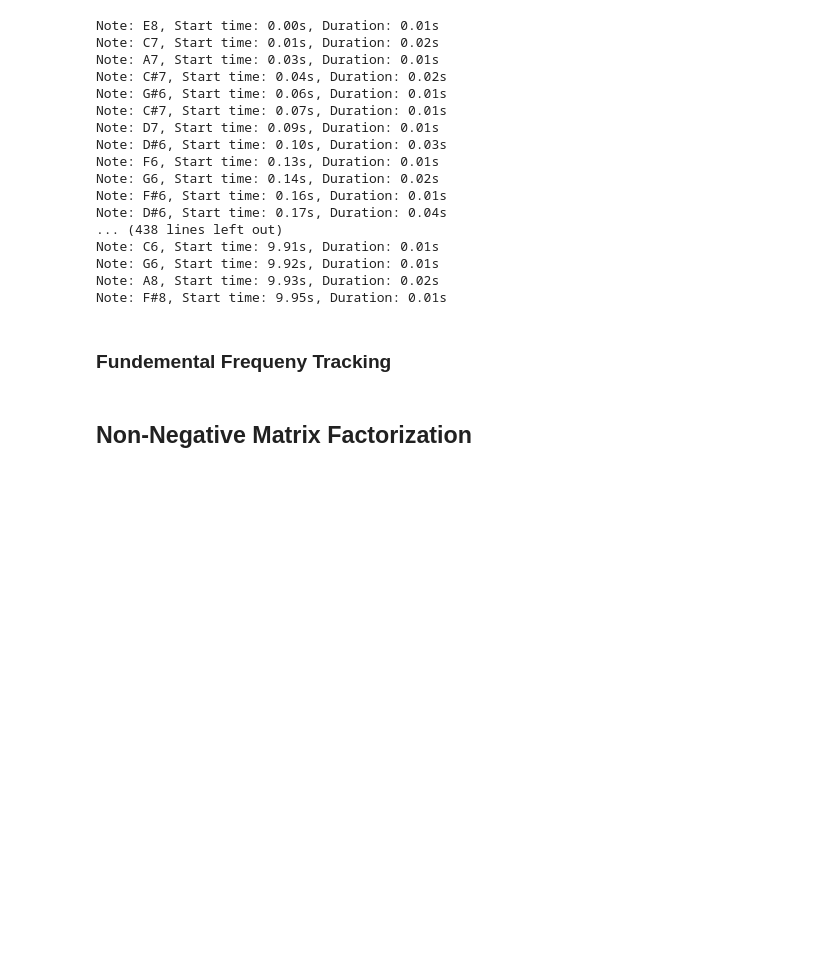
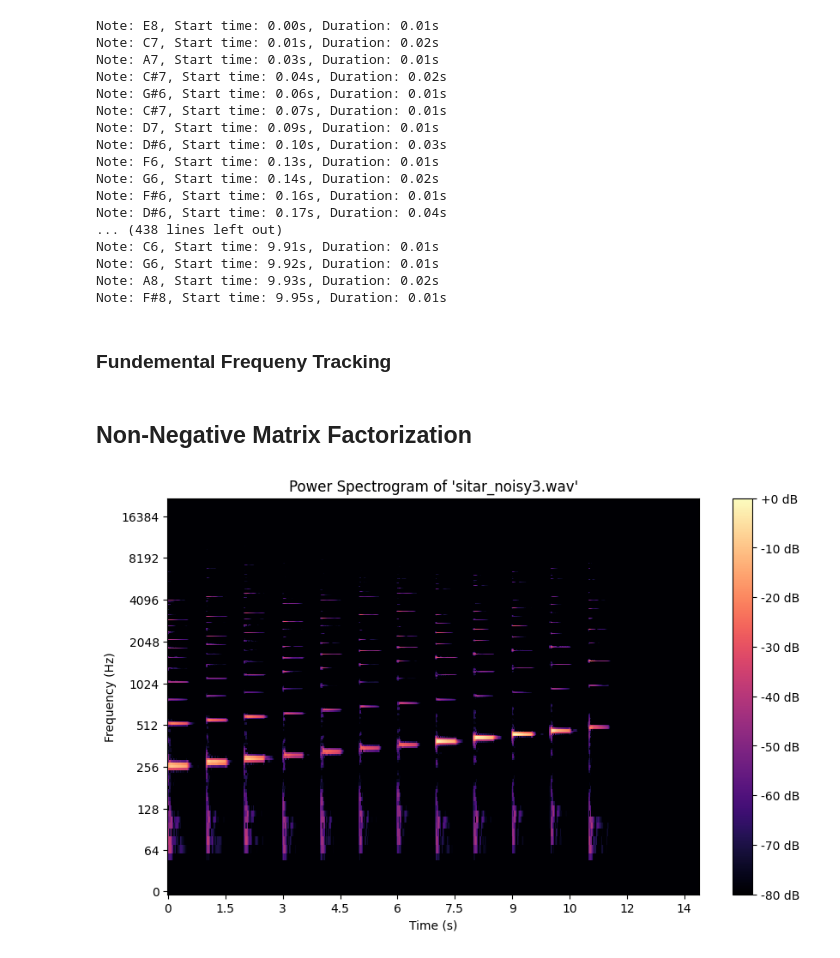
Before and after one commit to chefhaider/MPA_sitar, a Jupyter notebook: finale.ipynb, the cells around one changed output. Saved outputs shown, nothing was run; the diff lists cells and outputs as text; code cells hidden in the pictures; blank space fills up the shorter version.

```diff
--- a/finale.ipynb
+++ b/finale.ipynb
@@ -858,0 +1010,24 @@ ipd.display(ipd.Audio(x_traj_stereo, rate=Fs))
+# %%
+sitar_path = "audio_files/sitar_notes.wav"
+piano_path = "audio_files/music_notes.wav"
+x, Fs = librosa.load(piano_path, sr=None)
+# x, Fs = librosa.load(piano_path, sr=None)
+# Audio(x, rate=Fs)
+N = 2048 * 2
+H = N // 4
+hop = H
+n_fft = N
+
+X = librosa.stft(x, n_fft=N, hop_length=H, win_length=N, window='hann', pad_mode='constant')
+Y = np.abs(X) ** 2
+
+plt.figure(figsize=(10, 6))
+librosa.display.specshow(librosa.amplitude_to_db(Y, ref=np.max),
+                         sr=Fs, hop_length=H, x_axis='time', y_axis='log', cmap='magma')
+plt.colorbar(format="%+2.0f dB")
+plt.title("Power Spectrogram of 'sitar_noisy3.wav'")
+plt.xlabel("Time (s)")
+plt.ylabel("Frequency (Hz)")
+plt.show()
+# %% [output]
+[figure, added]
```
Also changed, not shown: parts of 5 cells of this notebook.
